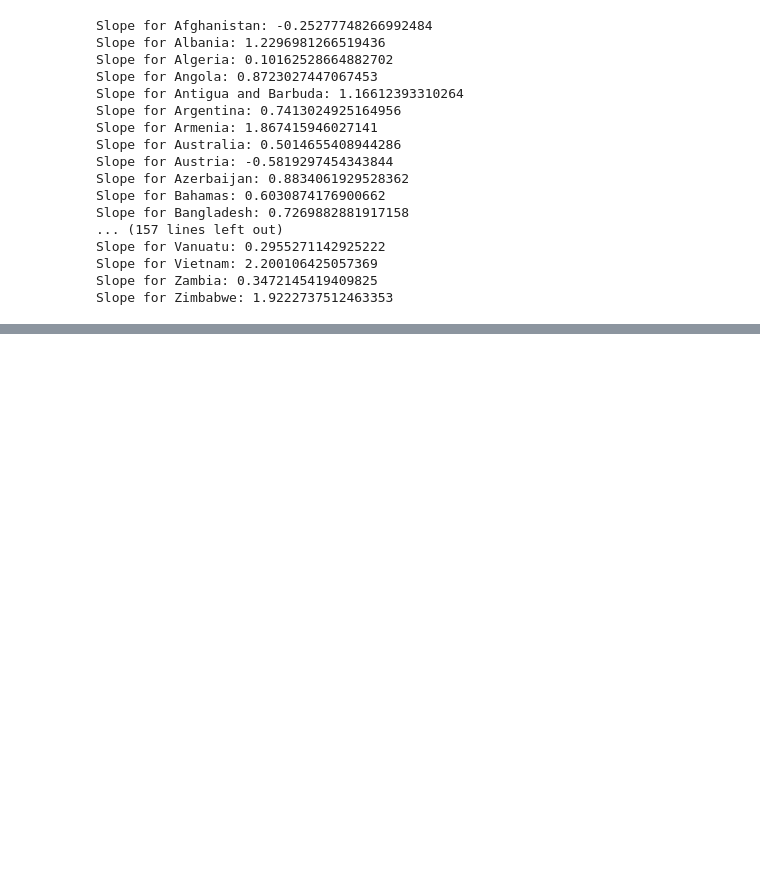
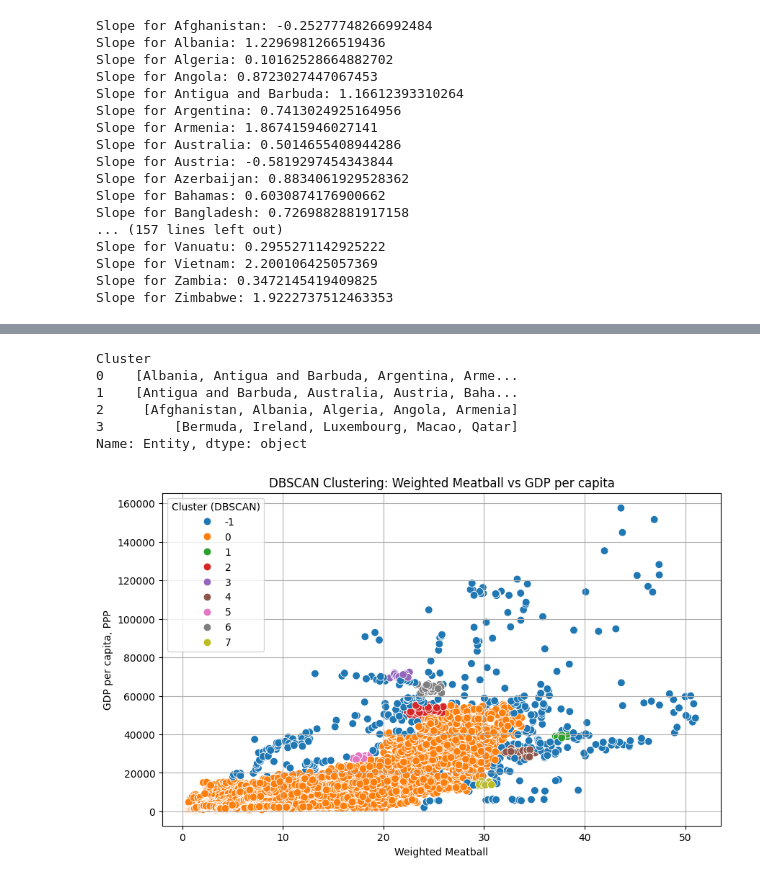
Before and after one commit to Sachin04t/Meat-the-Economy, a Jupyter notebook: CS506_MeattheEconomy.ipynb, the cells around one changed output, grey strips where cells are left out. Drawn from its saved outputs; the diff is of its cells as text; code cells hidden in the pictures; blank space fills up the shorter version.

```diff
--- a/CS506_MeattheEconomy.ipynb
+++ b/CS506_MeattheEconomy.ipynb
@@ -152,0 +258,51 @@ Slope for Zimbabwe: 1.9222737512463353
+# %%
+# Merge cluster labels back to the original merged_df
+merged_df_clustered = merged_df.copy()
+merged_df_clustered = merged_df_clustered[['Entity', 'Year', 'WeightedMeatball', 'GDP per capita, PPP (constant 2017 international $)']].dropna()
+merged_df_clustered['Cluster'] = cluster_labels
+
+# Get example countries per cluster
+sample_countries = merged_df_clustered.groupby('Cluster')['Entity'].unique().apply(lambda x: x[:5])  # show 5 per cluster
+
+print(sample_countries)
+# %% [output]
+Cluster
+0    [Albania, Antigua and Barbuda, Argentina, Arme...
+1    [Antigua and Barbuda, Australia, Austria, Baha...
+2     [Afghanistan, Albania, Algeria, Angola, Armenia]
+3         [Bermuda, Ireland, Luxembourg, Macao, Qatar]
+Name: Entity, dtype: object
+# %%
+from sklearn.cluster import DBSCAN
+
+# Prep features
+cluster_df = merged_df[['WeightedMeatball', 'GDP per capita, PPP (constant 2017 international $)']].dropna()
+
+# Standardize
+scaler = StandardScaler()
+scaled = scaler.fit_transform(cluster_df)
+
+# Run DBSCAN
+dbscan = DBSCAN(eps=0.1, min_samples=10)  # Try adjusting eps if needed
+db_labels = dbscan.fit_predict(scaled)
+
+# Add labels back to the DataFrame
+cluster_df['DBSCAN_Cluster'] = db_labels
+
+# Plot DBSCAN clusters
+plt.figure(figsize=(10, 6))
+sns.scatterplot(
+    x=cluster_df['WeightedMeatball'],
+    y=cluster_df['GDP per capita, PPP (constant 2017 international $)'],
+    hue=cluster_df['DBSCAN_Cluster'],
+    palette='tab10',
+    s=60
+)
+plt.title('DBSCAN Clustering: Weighted Meatball vs GDP per capita')
+plt.xlabel('Weighted Meatball')
+plt.ylabel('GDP per capita, PPP')
+plt.legend(title='Cluster (DBSCAN)')
+plt.grid(True)
+plt.show()
+# %% [output]
+[figure, added]
```
Also changed, not shown: parts of 20 cells of this notebook.
